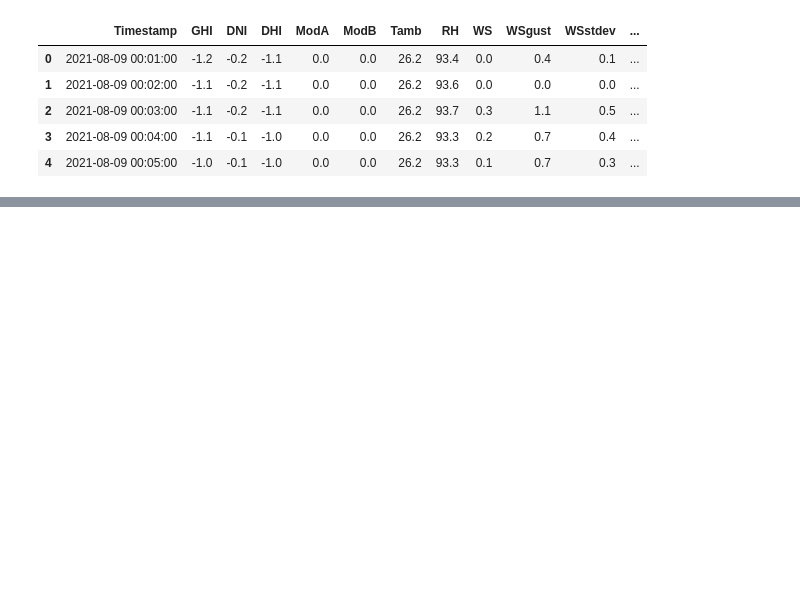
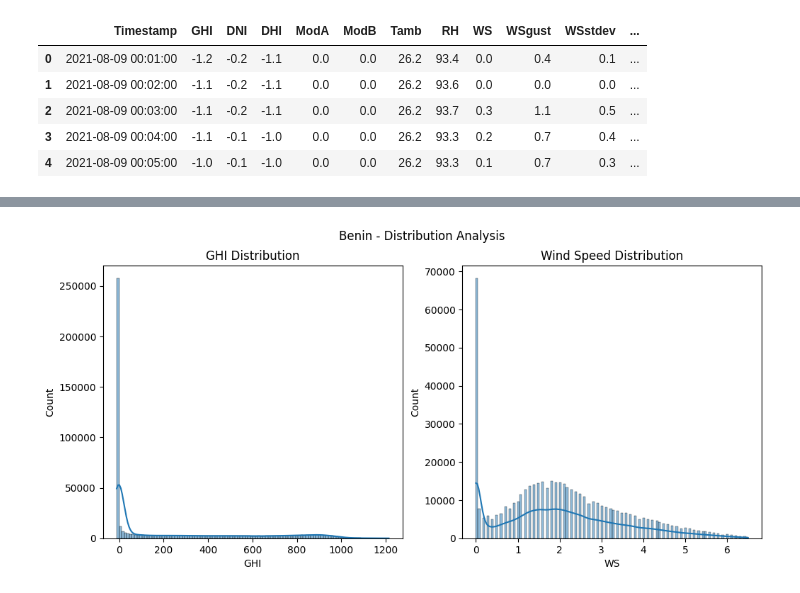
Before and after one commit to Saronzeleke/solar-challenge-week0, a Jupyter notebook: notebooks/benin_eda.ipynb, the cells around one changed output, grey strips where cells are left out. Cells and saved outputs as stored; diff of their text form; code cells hidden in the pictures; blank space fills up the shorter version.

```diff
--- a/notebooks/benin_eda.ipynb
+++ b/notebooks/benin_eda.ipynb
@@ -102,0 +110,10 @@ plt.show()
+# %%
+fig, ax = plt.subplots(1,2, figsize=(12,5))
+sns.histplot(df_clean['GHI'], kde=True, ax=ax[0])
+ax[0].set_title("GHI Distribution")
+sns.histplot(df_clean['WS'], kde=True, ax=ax[1])
+ax[1].set_title("Wind Speed Distribution")
+plt.suptitle(f"{country.capitalize()} - Distribution Analysis")
+plt.show()
+# %% [output]
+[figure, added]
```
Also changed, not shown: parts of 11 cells of this notebook, 1 other file.
